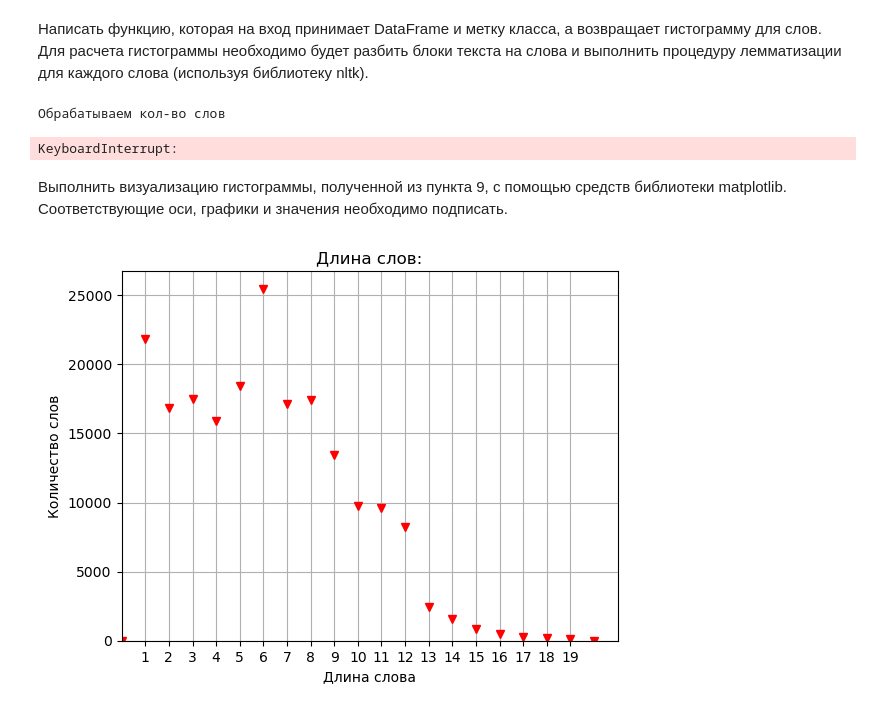
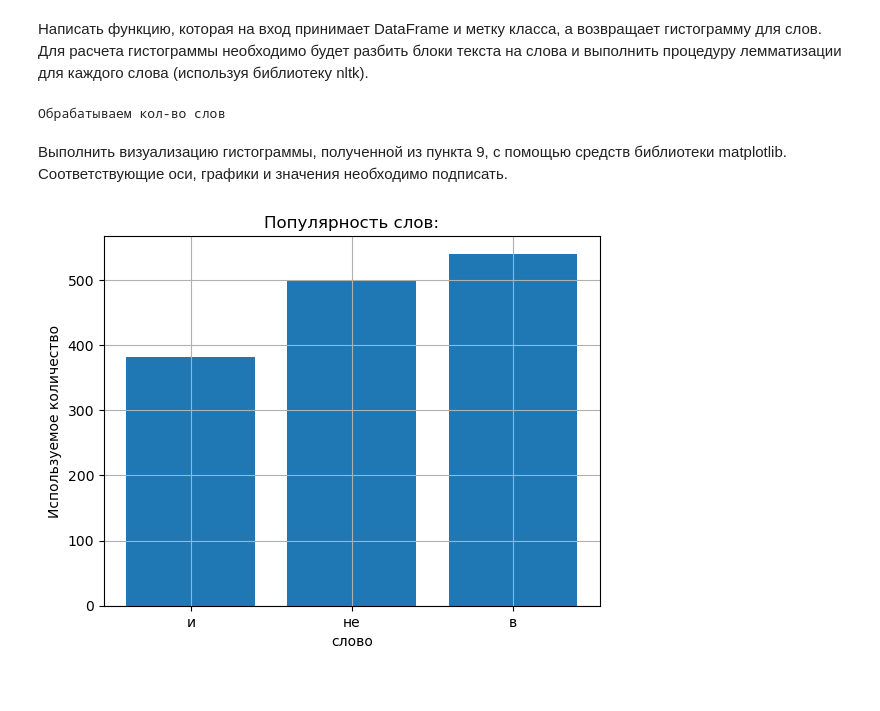
Before and after one commit to kingtuler1454/Pandas_library, a Jupyter notebook: test.ipynb, the cells around one changed output. Drawn from its saved outputs; the diff is of its cells as text; code cells hidden in the pictures.

```diff
--- a/test.ipynb
+++ b/test.ipynb
@@ -101,7 +101,7 @@ def sorted_table(df: pd.DataFrame,count_words: int)->None:
     print(df)
     return df
 
-df=sorted_table(df,350)
+sorted_table(df,350)
 # %% [output]
       star                                               text  len_text
 1        1  Испытываю ЧУВСТВО НЕНАВИСТИ еще с 90-х когда в...       478
@@ -126,7 +139,7 @@ def table_star(df: pd.DataFrame, number_star: int)->None:
     return df[df['star']==number_star]
 
 
-df=table_star(df,4)
+table_star(df,4)
 # %% [output]
       star                                               text  len_text
 2800     4  Очень приятный персонал\n\nДостоинства: Работа...       354
@@ -175,41 +208,43 @@ max: 642
 # %% [markdown]
 Написать функцию, которая на вход принимает DataFrame и метку класса, а возвращает гистограмму для слов. Для расчета гистограммы необходимо будет разбить блоки текста на слова и выполнить процедуру лемматизации для каждого слова (используя библиотеку nltk).
 # %%
-def create_hist(df : pd.DataFrame)-> list:
+def create_hist(df: pd.DataFrame, number_star: int) -> list:
     """Lemitization and counter words"""
-    #df=df[df['star']==number_star]
-    words = []
+    words = []  # для леминитизированных слов
+    lonely_words_count = []  # для подсчета вхождений каждого слова
     morph = pymorphy2.MorphAnalyzer()
     print("Обрабатываем кол-во слов")
-    for i in trange(len(df['text'])):
-        words = df.text[i].split() # разбиваем текст на слова
-        for word in words:
+    for i in trange(len(df[df["star"] == number_star])):
+        words_list = (df.text[i]).split()  # разбиваем текст на слова
+        for word in words_list:
             p = morph.parse(word)[0]
             words.append(p.normal_form)
-    lonely_words=list(set(words))
-    print(lonely_words)
-    #return words
 
-create_hist(df)
+    lonely_words = list(set(words))  # слова без повторений
+    for element in lonely_words:
+        lonely_words_count.append(words.count(element))
+    book = dict(zip(lonely_words_count, lonely_words))
+    return sorted(book.items())  # вернем остортированный  словарь
+
+
+hist_info = create_hist(df, 4)
 # %% [output]
 Обрабатываем кол-во слов
-KeyboardInterrupt:
 # %% [markdown]
 Выполнить визуализацию гистограммы, полученной из пункта 9, с помощью средств библиотеки matplotlib. Соответствующие оси, графики и значения необходимо подписать.
-# %%
-def print_histogram(len_words: list)->None:
-    """print histogram on based list"""
-    len_words.insert(0,0)
-    plt.plot(range(21),len_words,'vr')
-    plt.ylabel('Количество слов')
-    plt.xlabel('Длина слова')
-    plt.title('Длина слов:')
-    plt.grid(True)
-    plt.xticks(range(1,20))
-    plt.xlim(0)
-    plt.ylim(0)
-    plt.show()
-
-print_histogram(len_words)
-# %% [output]
-[figure, removed]
+# %%
+def print_histogram(hist_info: dict) -> None:
+    """print histogram on based dict"""
+    plt.ylabel("Используемое количество")
+    plt.xlabel("слово")
+    plt.title("Популярность слов:")
+    plt.grid(True)
+    plt.bar(hist_info.values(), hist_info.keys())
+    plt.show()
+
+
+print_histogram(
+    dict(hist_info[-3:])
+)  # выведем топ 3 часто используемых слова. Можно убрать срез, но пожалейте мой пк и меня с двухчасовым ожиданием :)
+# %% [output]
+[figure, added]
```
Also changed, not shown: parts of 3 cells of this notebook.
